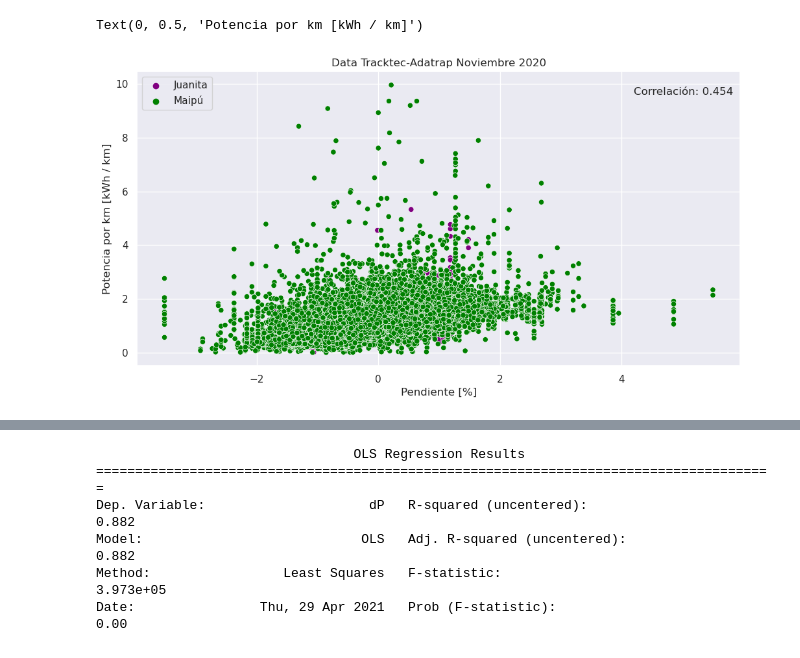
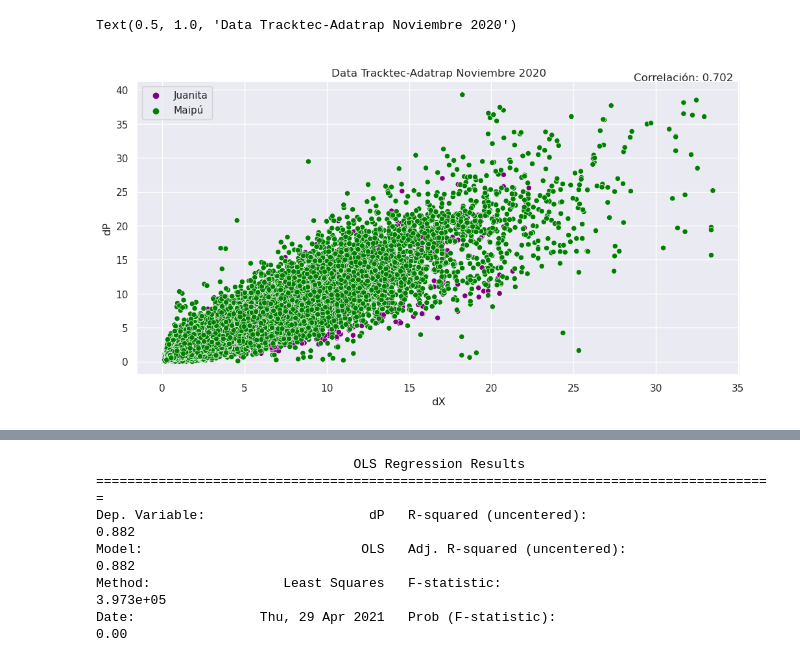
Before and after one commit to BrunoSE/estudio_consumo, a Jupyter notebook: explorar_cruce_electricos.ipynb, the cells around one changed output, grey strips where cells are left out. Saved outputs shown, nothing was run; the diff lists cells and outputs as text; code cells hidden in the pictures.

```diff
--- a/explorar_cruce_electricos.ipynb
+++ b/explorar_cruce_electricos.ipynb
@@ -256,0 +233,9 @@ corr.style.background_gradient(cmap='coolwarm', axis=None).set_precision(2)
+# %%
+df['fin_o_ini'] = ((df['Secuencia_parada'] == df['max_secuencia']) | (df['Secuencia_parada'] == df['min_secuencia']))
+df_alt = pd.read_excel('data/Altimetria_Paradas_Red.xlsx', engine='openpyxl')
+df_buses = pd.read_excel('data/buses_inventario.xlsx', engine='openpyxl')
+# %%
+col_final = ['Patente', 'Servicio_transantiago', 'Cumplimiento', 'Capacidad_bus', 'Código_parada_usuario', 'fin_o_ini',
+             'Secuencia_parada',  'Identificador_expedición_día', 'Distancia_parada_desde_inicio_ruta', 'Subidas_expandidas',
+             'Bajadas_expandidas', 'Perfil_carga_al_llegar', 'Fecha', 'Hora_en_parada', 'Pot_en_parada', 'Soc_en_parada',
+             'Zona_paga', 'Temp_ext', 'Temp_int', 'valor_soc_back']
@@ -256,0 +297,20 @@ corr.style.background_gradient(cmap='coolwarm', axis=None).set_precision(2)
+# %%
+data_final.loc[data_final['Terminal'] != 'Juanita', 'Terminal'] = 'Maipú'
+
+data_final['dT'] = data_final['dT'] / 60
+data_final['dA_original'] = data_final['dA']
+data_final['dA'] = 100 * data_final['dA'] / data_final['dX']
+data_final['dX'] = data_final['dX'] / 1000
+data_final['dP'] = data_final['dP'] / 1000
+data_final['Vel'] = 60 * data_final['dX'] / data_final['dT']
+data_final['Pot_km'] = data_final['dP'] / data_final['dX']
+
+print('Data procesada:', len(data_final.index))
+data_final = data_final.loc[data_final['Vel'] < 80]
+print('Vel < 80 km/hr:', len(data_final.index))
+data_final = data_final.loc[data_final['Vel'] > 1]
+print('Vel > 1 km/hr:', len(data_final.index))
+data_final = data_final.loc[data_final['Pot_km'] < 10]
+print('Potencia/distancia < 10 kWh/km:', len(data_final.index))
+
+data_final.rename(columns={'Perfil_carga_al_llegar': 'Carga', 'valor_soc_back': 'Soc_ini'}, inplace=True)
@@ -256,0 +322,2 @@ corr.style.background_gradient(cmap='coolwarm', axis=None).set_precision(2)
+# %%
+data_final['km_por_kwh'] = data_final['dX'] / data_final['dP']
@@ -274,20 +359,20 @@ corrj.style.background_gradient(cmap='coolwarm', axis=None).set_precision(2)
 # %%
 palette ={"Juanita": "purple", "Maipú": "green"}
-varx = 'dA'
-vary = 'Pot_km'
+varx = 'dX'
+vary = 'dP'
 sns.scatterplot(data=data_final,
                 x=varx, y=vary,
                 hue='Terminal', palette=palette)
 
 plt.legend(loc='upper left')
 
 plt.annotate(f"Correlación: {round(corr[varx][vary], 3)}",
-             xy=(0.8, 0.9), xycoords='figure fraction',
+             xy=(0.8, 0.94), xycoords='figure fraction',
              horizontalalignment='left', verticalalignment='top', fontsize=12)
 
 plt.title('Data Tracktec-Adatrap Noviembre 2020')
-plt.xlabel('Pendiente [%]')
-plt.ylabel('Potencia por km [kWh / km]')
+# plt.xlabel('Pendiente [%]')
+# plt.ylabel('Potencia por km [kWh / km]')
 # %% [output]
-Text(0, 0.5, 'Potencia por km [kWh / km]')
+Text(0.5, 1.0, 'Data Tracktec-Adatrap Noviembre 2020')
-[figure, old version]
+[figure, new version]
```
Also changed, not shown: parts of 56 cells of this notebook.
